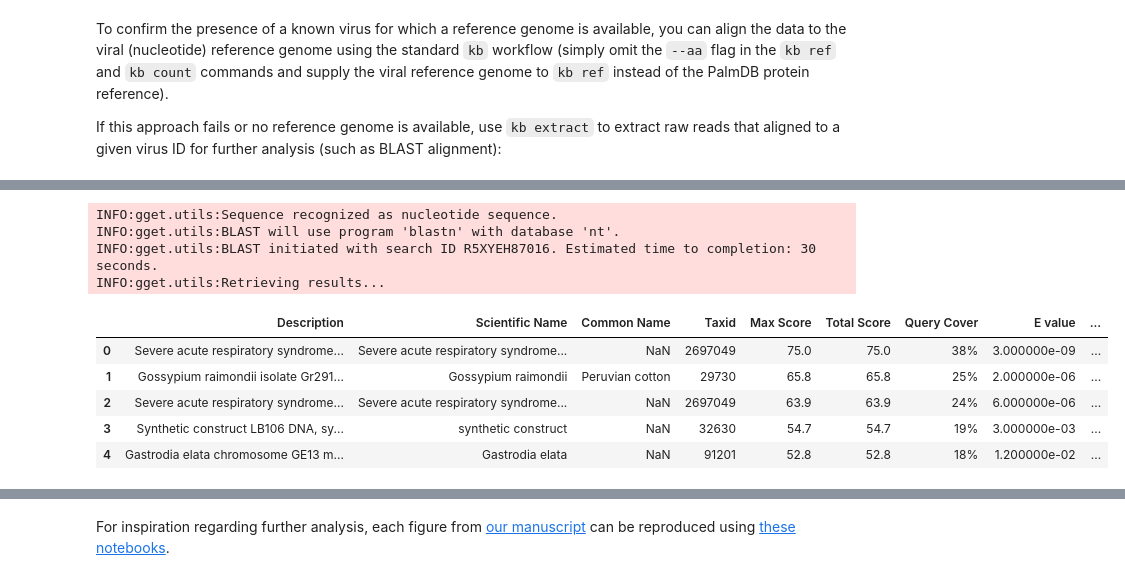
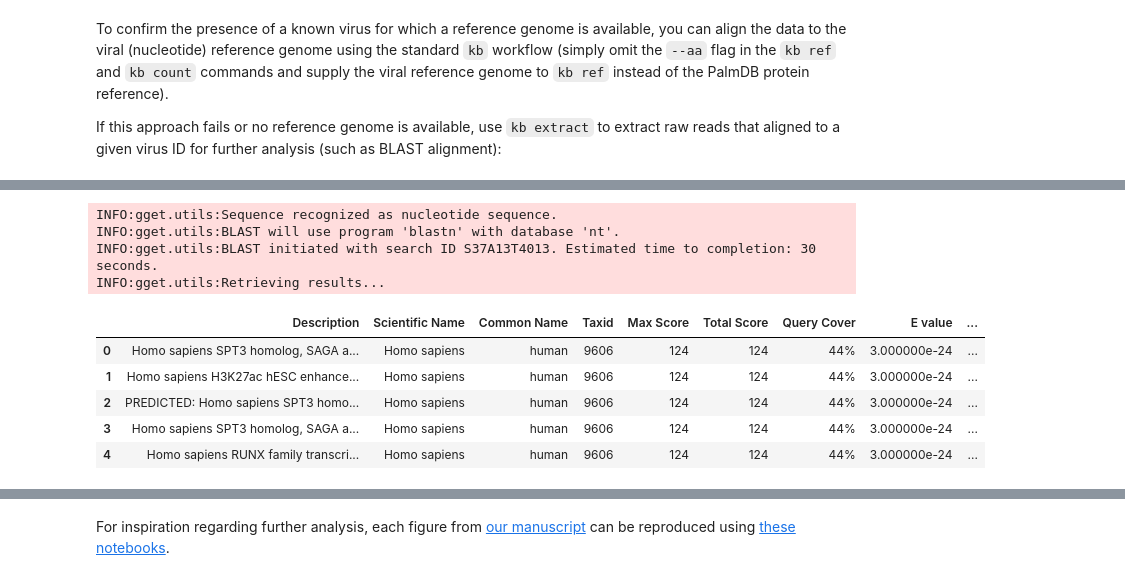
Before and after one commit to pachterlab/kb_docs, a Jupyter notebook: docs/source/translated/notebooks/virus_detection_sc.ipynb, the cells around one changed output, grey strips where cells are left out. Saved outputs shown, nothing was run; the diff lists cells and outputs as text; code cells hidden in the pictures.

```diff
--- a/docs/source/translated/notebooks/virus_detection_sc.ipynb
+++ b/docs/source/translated/notebooks/virus_detection_sc.ipynb
@@ -662,9 +675,12 @@ BLAST the first read extracted for u101227 using gget to see which known referen
 # %%
 # BLAST the first read extracted for u101227 using gget
 seq_idx = 0
-raw_read_u101227 = extracted_seqs_dict["u101227"][seq_idx]
-blast_df_u101227 = gget.blast(raw_read_u101227)
-blast_df_u101227
+virus_id = "u101227"
+
+raw_read = extracted_seqs_dict[virus_id][seq_idx]
+
+blast_df = gget.blast(raw_read)
+blast_df
 # %% [output]
 INFO:gget.utils:Sequence recognized as nucleotide sequence.
 INFO:gget.utils:BLAST will use program 'blastn' with database 'nt'.
@@ -680,0 +697,7 @@ BLAST a few more of the extracted sequences to see if the BLAST results reproduc
+# %%
+# Set the seed for reproducibility
+np.random.seed(29)
+
+# Randomly select indices for three of the extracted sequences
+seq_idxs = np.random.randint(0, 200, size=3)
+seq_idxs
@@ -695,14 +719,13 @@ INFO:gget.utils:Retrieving results...
 # %%
-seq_idx = 78
-gget.blast(extracted_seqs_dict["u101227"][seq_idx], limit=5)
+gget.blast(extracted_seqs_dict[virus_id][seq_idxs[1]], limit=5)
 # %% [output]
 INFO:gget.utils:Sequence recognized as nucleotide sequence.
 INFO:gget.utils:BLAST will use program 'blastn' with database 'nt'.
-INFO:gget.utils:BLAST initiated with search ID R5XYEH87016. Estimated time to completion: 30 seconds.
+INFO:gget.utils:BLAST initiated with search ID S37A13T4013. Estimated time to completion: 30 seconds.
 INFO:gget.utils:Retrieving results...
 |  | Description | Scientific Name | Common Name | Taxid | Max Score | Total Score | Query Cover | E value | ... |
-| 0 | Severe acute respiratory syndrome... | Severe acute respiratory syndrome... | NaN | 2697049 | 75.0 | 75.0 | 38% | 3.000000e-09 | ... |
-| 1 | Gossypium raimondii isolate Gr291... | Gossypium raimondii | Peruvian cotton | 29730 | 65.8 | 65.8 | 25% | 2.000000e-06 | ... |
-| 2 | Severe acute respiratory syndrome... | Severe acute respiratory syndrome... | NaN | 2697049 | 63.9 | 63.9 | 24% | 6.000000e-06 | ... |
-| 3 | Synthetic construct LB106 DNA, sy... | synthetic construct | NaN | 32630 | 54.7 | 54.7 | 19% | 3.000000e-03 | ... |
-| 4 | Gastrodia elata chromosome GE13 m... | Gastrodia elata | NaN | 91201 | 52.8 | 52.8 | 18% | 1.200000e-02 | ... |
+| 0 | Homo sapiens SPT3 homolog, SAGA a... | Homo sapiens | human | 9606 | 124 | 124 | 44% | 3.000000e-24 | ... |
+| 1 | Homo sapiens H3K27ac hESC enhance... | Homo sapiens | human | 9606 | 124 | 124 | 44% | 3.000000e-24 | ... |
+| 2 | PREDICTED: Homo sapiens SPT3 homo... | Homo sapiens | human | 9606 | 124 | 124 | 44% | 3.000000e-24 | ... |
+| 3 | Homo sapiens SPT3 homolog, SAGA a... | Homo sapiens | human | 9606 | 124 | 124 | 44% | 3.000000e-24 | ... |
+| 4 | Homo sapiens RUNX family transcri... | Homo sapiens | human | 9606 | 124 | 124 | 44% | 3.000000e-24 | ... |
```
Also changed, not shown: parts of 31 cells of this notebook.
